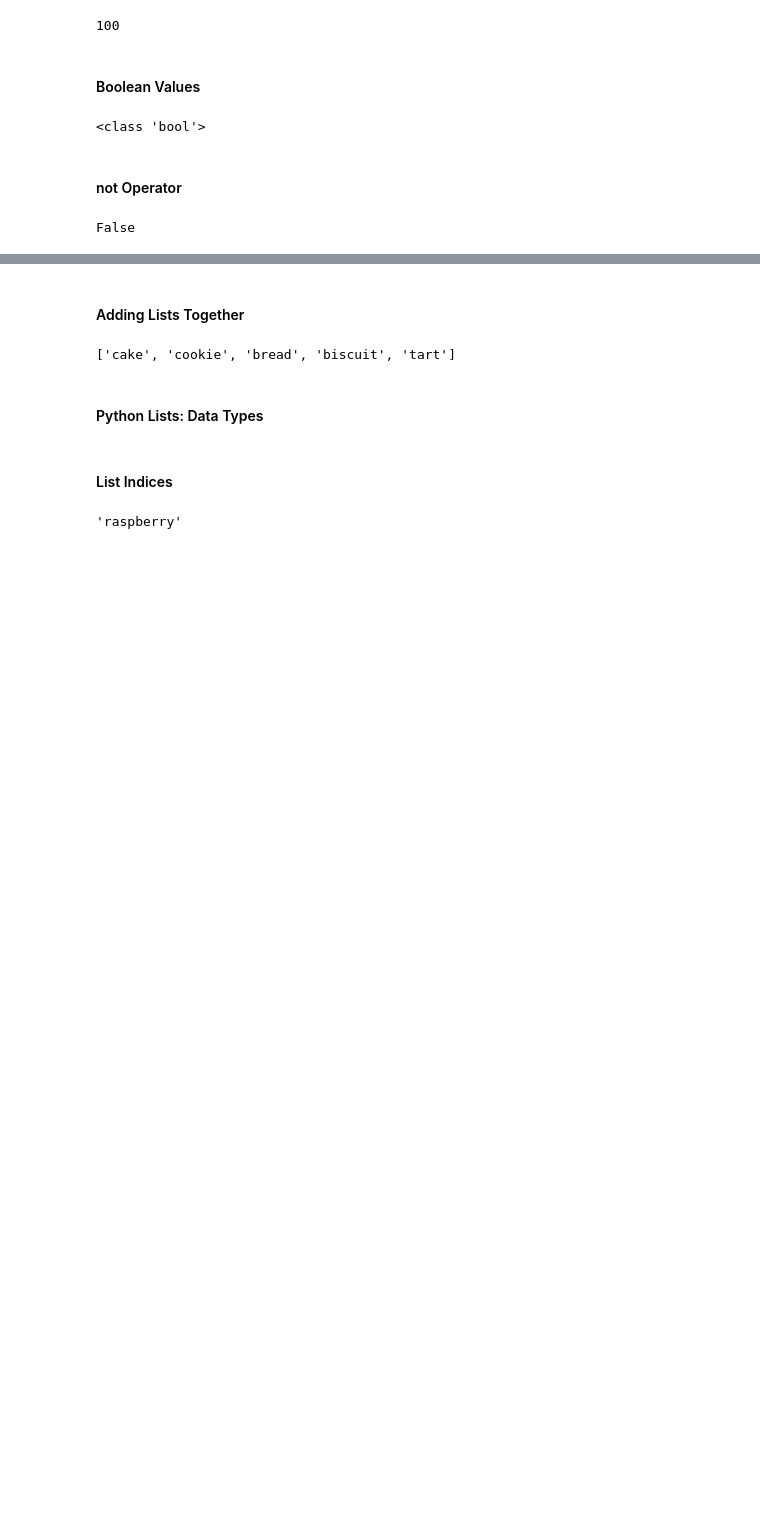
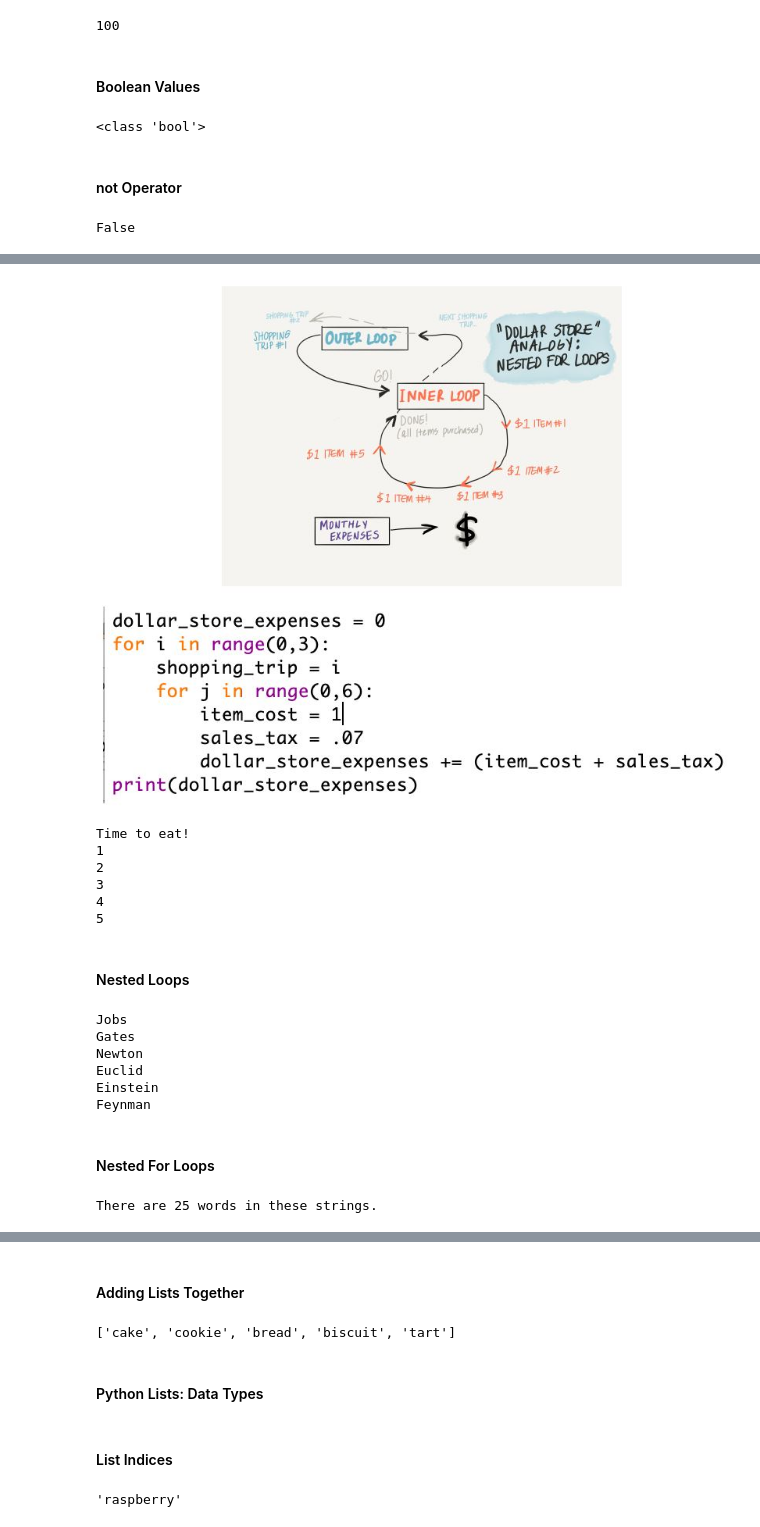
Before and after one commit to chuksoo/Key-points-for-AI-ML-Data-Science-Python-and-R, a Jupyter notebook: General Python.ipynb, the cells around one changed output, grey strips where cells are left out. Drawn from its saved outputs; the diff is of its cells as text; code cells hidden in the pictures; blank space fills up the shorter version.

Commit message:
Updated General Python

```diff
--- a/General Python.ipynb
+++ b/General Python.ipynb
@@ -166,0 +329,60 @@ False
+# %%
+from IPython import display
+display.Image('C:/Users/hotty/Documents/Cheat Sheet for AI, ML, Data Science, Python and R/Image/nested_for_loop.JPG')
+# %% [output]
+[figure, added]
+# %%
+# This loop will only run 1 time
+hungry = True
+while hungry:
+    print("Time to eat!")
+    hungry = False
+
+# This loop will run 5 times
+i = 1
+while i < 6:
+    print(i)
+    i = i + 1
+# %% [output]
+Time to eat!
+1
+2
+3
+4
+5
+# %% [markdown]
+#### Nested Loops
+# %%
+groups = [["Jobs", "Gates"], ["Newton", "Euclid"], ["Einstein", "Feynman"]]
+
+# This outer loop will iterate over each list in the groups list
+for group in groups:
+  # This inner loop will go through each name in each list
+  for name in group:
+    print(name)
+# %% [output]
+Jobs
+Gates
+Newton
+Euclid
+Einstein
+Feynman
+# %% [markdown]
+#### Nested For Loops
+# %%
+listOfStrings = ["This is the first string", "This is the second string",
+                 "This is the third string", "This is the fourth string",
+                 "This is the fifth string"]
+numSpaces = 0
+# Loops over each string in listOfStrings
+for currentString in listOfStrings:
+    # Loops over each character in currentString
+    for currentCharacter in currentString:
+        # Checks if the current character is a space
+        if currentCharacter == " ":
+            numSpaces += 1
+
+numWords = numSpaces + len(listOfStrings)
+print("There are", numWords, "words in these strings.")
+# %% [output]
+There are 25 words in these strings.
```
Also changed, not shown: parts of 301 cells of this notebook, 8 other files.
